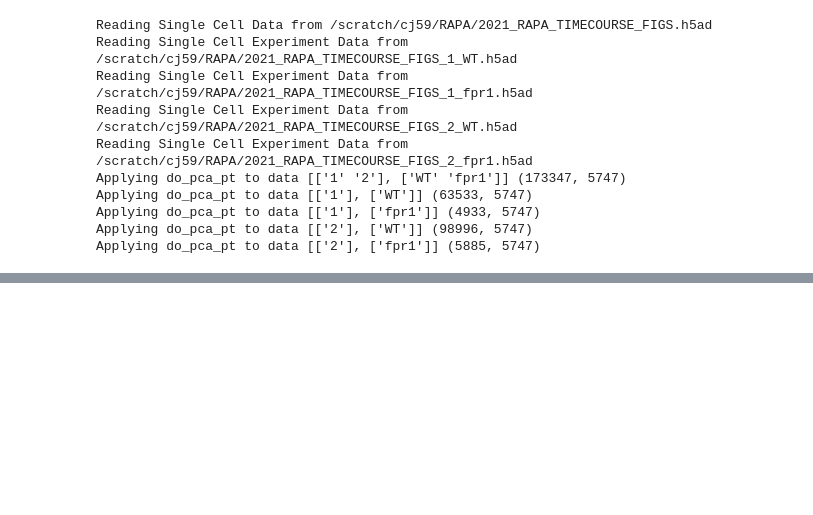
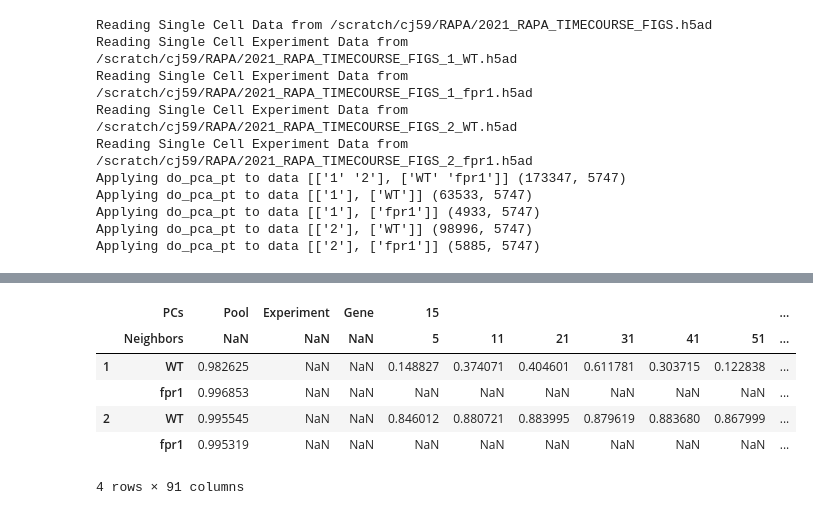
Before and after one commit to GreshamLab/jtb_2023_code, a Jupyter notebook: Figure_2.ipynb, the cells around one changed output, grey strips where cells are left out. Cells and saved outputs as stored; diff of their text form; code cells hidden in the pictures; blank space fills up the shorter version.

```diff
--- a/Figure_2.ipynb
+++ b/Figure_2.ipynb
@@ -36,0 +65,10 @@ Applying do_pca_pt to data [['2'], ['fpr1']] (5885, 5747)
+# %%
+data.all_data.uns['monocle_rho']
+# %% [output]
+|  | PCs | Pool | Experiment | Gene | 15 |  |  |  |  |  | ... |
+|  | Neighbors | NaN | NaN | NaN | 5 | 11 | 21 | 31 | 41 | 51 | ... |
+| 1 | WT | 0.982625 | NaN | NaN | 0.148827 | 0.374071 | 0.404601 | 0.611781 | 0.303715 | 0.122838 | ... |
+|  | fpr1 | 0.996853 | NaN | NaN | NaN | NaN | NaN | NaN | NaN | NaN | ... |
+| 2 | WT | 0.995545 | NaN | NaN | 0.846012 | 0.880721 | 0.883995 | 0.879619 | 0.883680 | 0.867999 | ... |
+|  | fpr1 | 0.995319 | NaN | NaN | NaN | NaN | NaN | NaN | NaN | NaN | ... |
+4 rows × 91 columns
```
Also changed, not shown: parts of 8 cells of this notebook, 13 other files.
